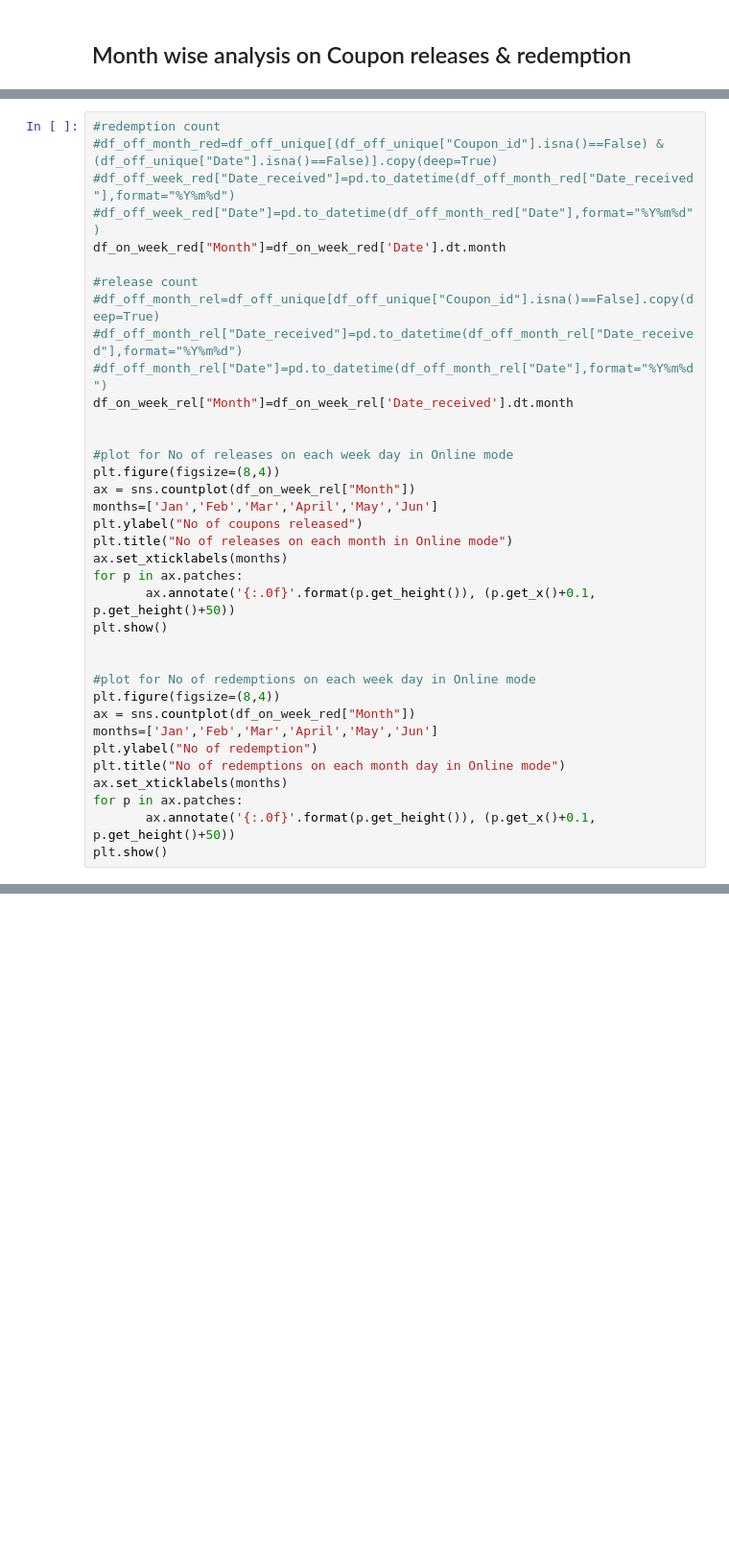
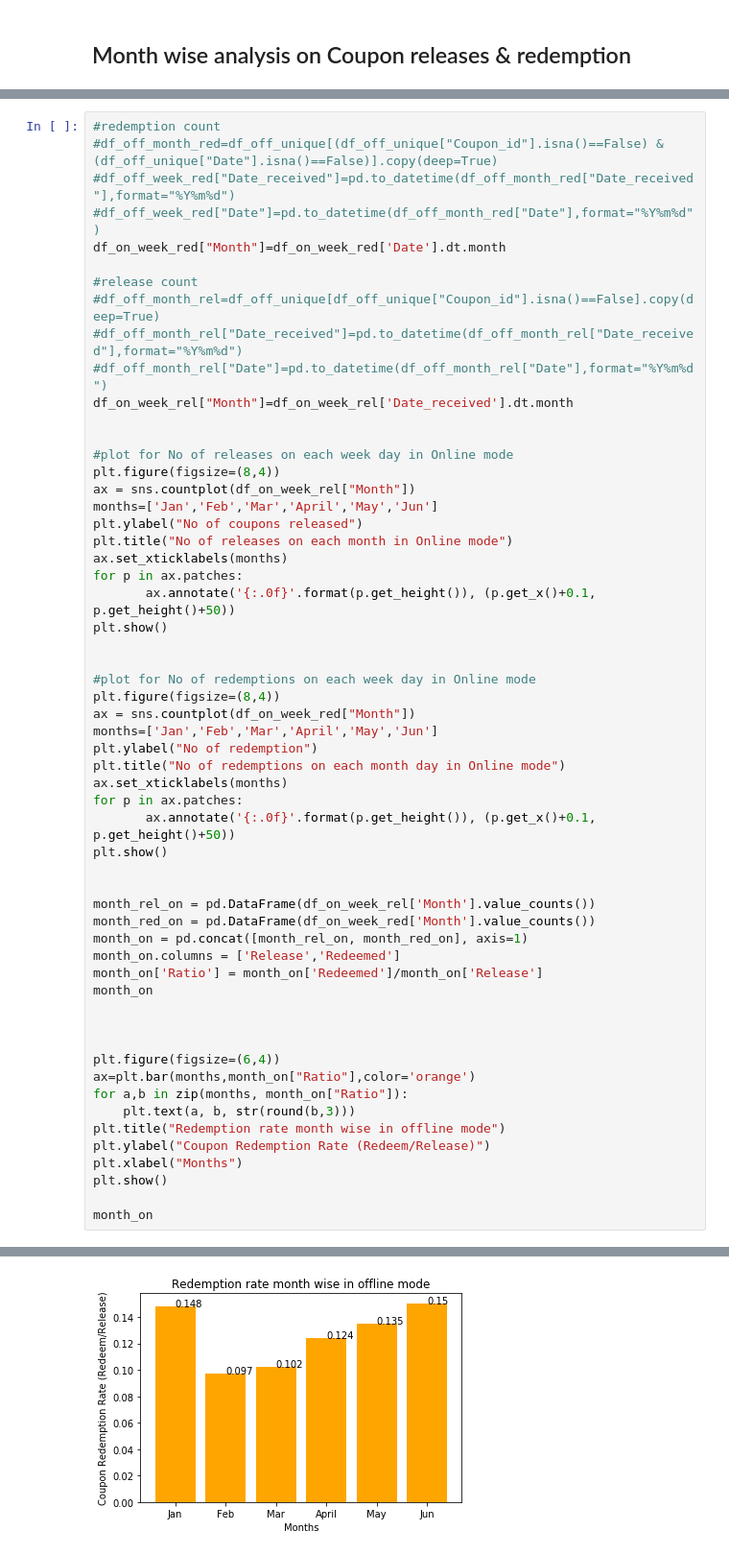
Before and after one commit to sinha-pulaks/O2O-coupon-redemption, a Jupyter notebook: O2O_coupon_prediction.ipynb, the cells around one changed output, grey strips where cells are left out. Shown at 96% size. Cells and saved outputs as stored; diff of their text form; blank space fills up the shorter version.

```diff
--- a/O2O_coupon_prediction.ipynb
+++ b/O2O_coupon_prediction.ipynb
@@ -3213,30 +3228,52 @@ df_on_week_red["Month"]=df_on_week_red['Date'].dt.month
 #df_off_month_rel["Date_received"]=pd.to_datetime(df_off_month_rel["Date_received"],format="%Y%m%d")
 #df_off_month_rel["Date"]=pd.to_datetime(df_off_month_rel["Date"],format="%Y%m%d")
 df_on_week_rel["Month"]=df_on_week_rel['Date_received'].dt.month
 
 
 #plot for No of releases on each week day in Online mode
 plt.figure(figsize=(8,4))
 ax = sns.countplot(df_on_week_rel["Month"])
 months=['Jan','Feb','Mar','April','May','Jun']
 plt.ylabel("No of coupons released")
 plt.title("No of releases on each month in Online mode")
 ax.set_xticklabels(months)
 for p in ax.patches:
        ax.annotate('{:.0f}'.format(p.get_height()), (p.get_x()+0.1, p.get_height()+50))
 plt.show()
 
 
 #plot for No of redemptions on each week day in Online mode
 plt.figure(figsize=(8,4))
 ax = sns.countplot(df_on_week_red["Month"])
 months=['Jan','Feb','Mar','April','May','Jun']
 plt.ylabel("No of redemption")
 plt.title("No of redemptions on each month day in Online mode")
 ax.set_xticklabels(months)
 for p in ax.patches:
        ax.annotate('{:.0f}'.format(p.get_height()), (p.get_x()+0.1, p.get_height()+50))
 plt.show()
+
+
+month_rel_on = pd.DataFrame(df_on_week_rel['Month'].value_counts())
+month_red_on = pd.DataFrame(df_on_week_red['Month'].value_counts())
+month_on = pd.concat([month_rel_on, month_red_on], axis=1)
+month_on.columns = ['Release','Redeemed']
+month_on['Ratio'] = month_on['Redeemed']/month_on['Release']
+month_on
+
+
+
+plt.figure(figsize=(6,4))
+ax=plt.bar(months,month_on["Ratio"],color='orange')
+for a,b in zip(months, month_on["Ratio"]):
+    plt.text(a, b, str(round(b,3)))
+plt.title("Redemption rate month wise in offline mode")
+plt.ylabel("Coupon Redemption Rate (Redeem/Release)")
+plt.xlabel("Months")
+plt.show()
+
+month_on
 # %% [output]
 [figure]
 [figure]
+[figure, added]
```
Also changed, not shown: parts of 9 cells of this notebook.
